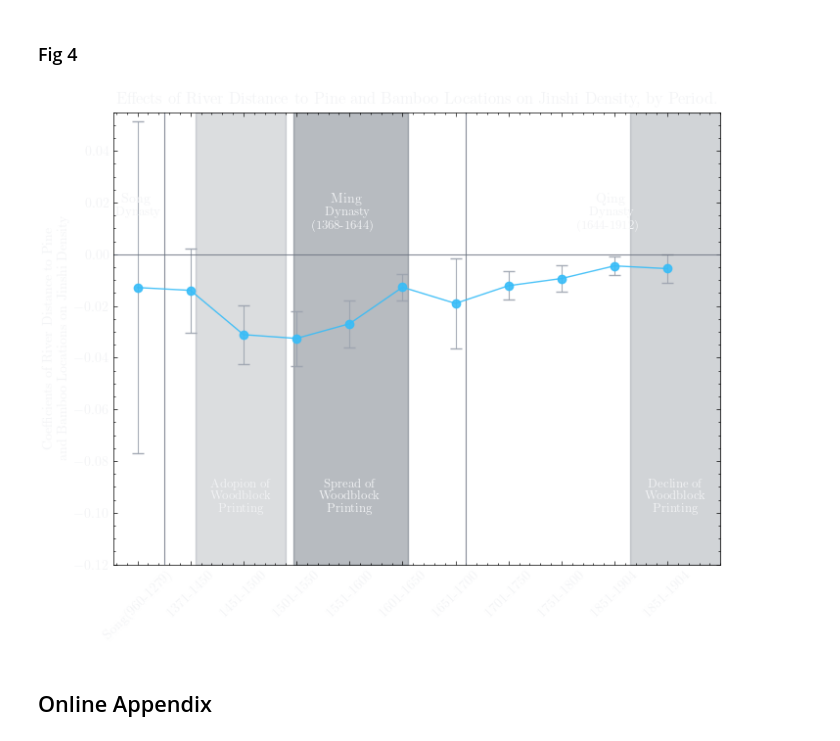
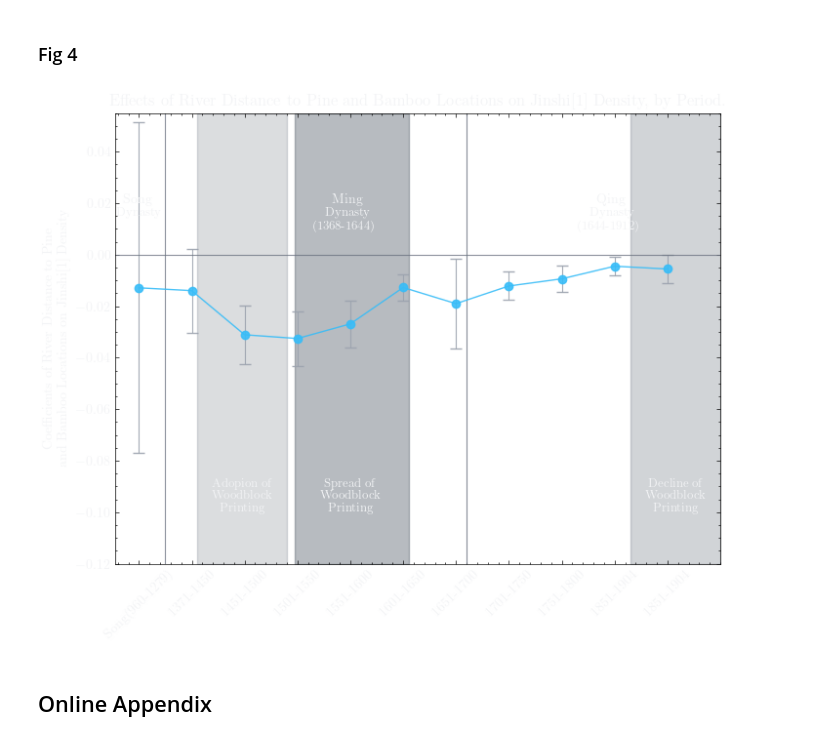
Before and after one commit to Arn0ne/Microeconomics, a Jupyter notebook: Slides_Complement/Slides_Complement.ipynb, the cells around one changed output. Drawn from its saved outputs; the diff is of its cells as text; code cells hidden in the pictures.

```diff
--- a/Slides_Complement/Slides_Complement.ipynb
+++ b/Slides_Complement/Slides_Complement.ipynb
@@ -347,11 +347,11 @@ plt.xlim(-0.45, 11)
 plt.ylim(-0.12, 0.055)
 
 plt.title(
-    "Effects of River Distance to Pine and Bamboo Locations on Jinshi Density, by Period.",
+    "Effects of River Distance to Pine and Bamboo Locations on Jinshi[1] Density, by Period.",
     color=text_color
 )
 plt.ylabel(
-    "Coefficients of River Distance to Pine \n and Bamboo Locations on Jinshi Density",
+    "Coefficients of River Distance to Pine \n and Bamboo Locations on Jinshi[1] Density",
     color=text_color
 )
 
@@ -372,34 +372,34 @@ plt.fill_betweenx(
     y=[-0.12, 0.055],
     x1=1.1, x2=2.8,
     color=shade_light,
     alpha=0.2
 )
 plt.fill_betweenx(
     y=[-0.12, 0.055],
     x1=2.95, x2=5.1,
     color=shade_light,
     alpha=0.4
 )
 plt.fill_betweenx(
     y=[-0.12, 0.055],
     x1=9.3, x2=11,
     color=shade_light,
     alpha=0.25
 )
 
 # Text inside shaded regions
 plt.text(1.95, -0.1, "Adopion of \n Woodblock \n Printing",
          fontsize=9, color=text_color, ha="center")
 plt.text(4, -0.1, "Spread of \n Woodblock \n Printing",
          fontsize=9, color=text_color, ha="center")
 plt.text(10.15, -0.1, "Decline of \n Woodblock \n Printing",
          fontsize=9, color=text_color, ha="center")
 
 # Export PNG (for Slidev)
 plt.savefig("Replication_Figure4.png", dpi=500, transparent=True)
 plt.show()
 # %% [output]
-[figure, old version]
+[figure, new version]
 # %% [markdown]
 ## Online Appendix
 # %% [markdown]
```
Also changed, not shown: parts of 3 cells of this notebook, 54 other files.
